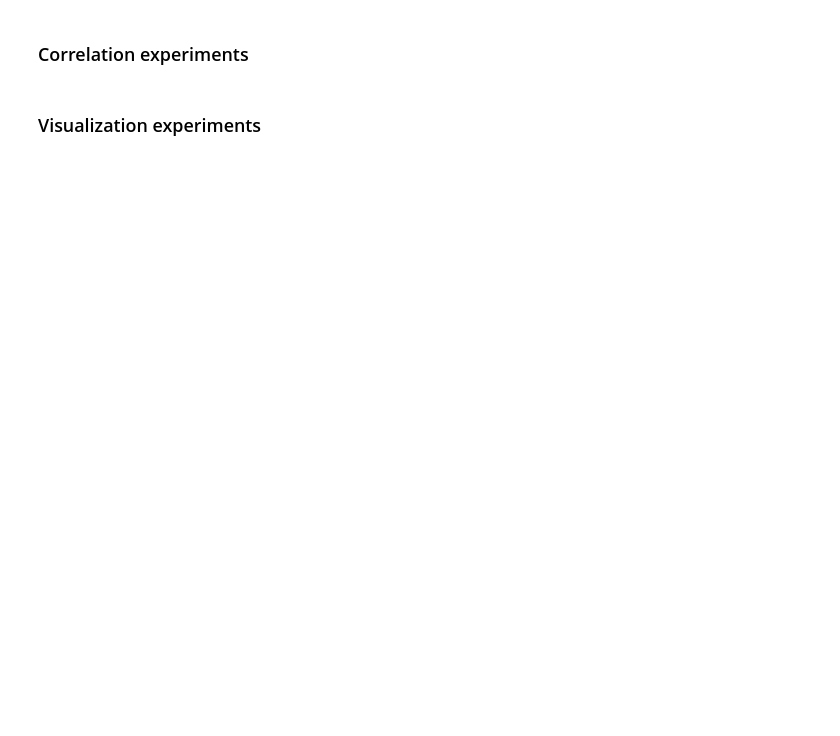
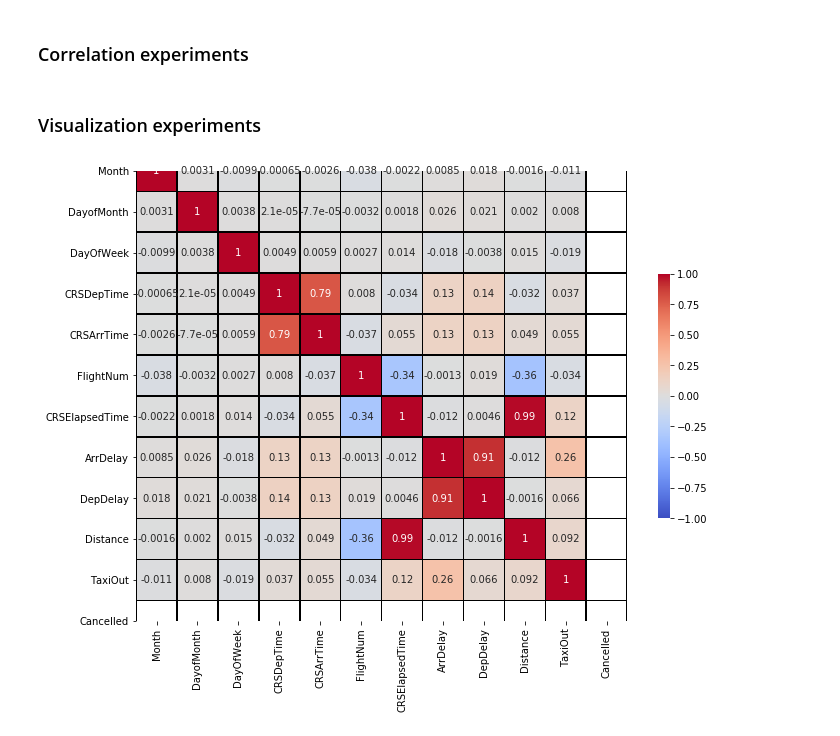
Before and after one commit to LorenzoFramba/Flight_Delay_Prediction, a Jupyter notebook: Data_analysis.ipynb, the cells around one changed output. Drawn from its saved outputs; the diff is of its cells as text; code cells hidden in the pictures; blank space fills up the shorter version.

Commit message:
adding visualization

```diff
--- a/Data_analysis.ipynb
+++ b/Data_analysis.ipynb
@@ -285,0 +361,11 @@ sc.stop()
+# %%
+import matplotlib.pyplot as pyplot
+
+
+fig, ax = plt.subplots(figsize=(11,9))         # Sample figsize in inches
+
+df_pandas = df_Pandas_25.drop(df_Pandas_25.Cancelled)
+sns.heatmap(df_pandas.corr(), annot = True, ax=ax,cbar_kws={"shrink": .5},  vmax = 1, vmin = -1, center = 0, cmap='coolwarm', linewidth =.5, linecolor ='black', square = True)
+plt.show()
+# %% [output]
+[figure, added]
```
Also changed, not shown: parts of 10 cells of this notebook, 4 other files.
